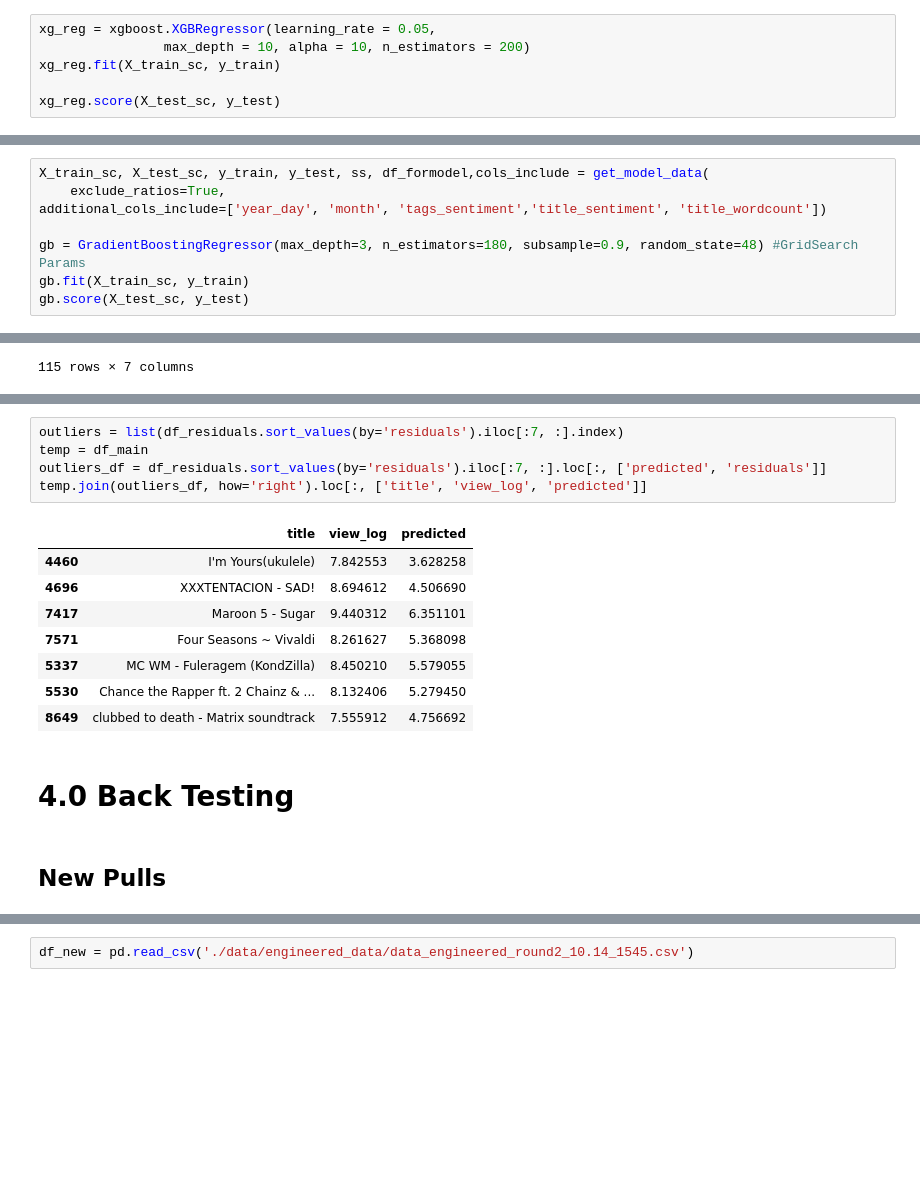
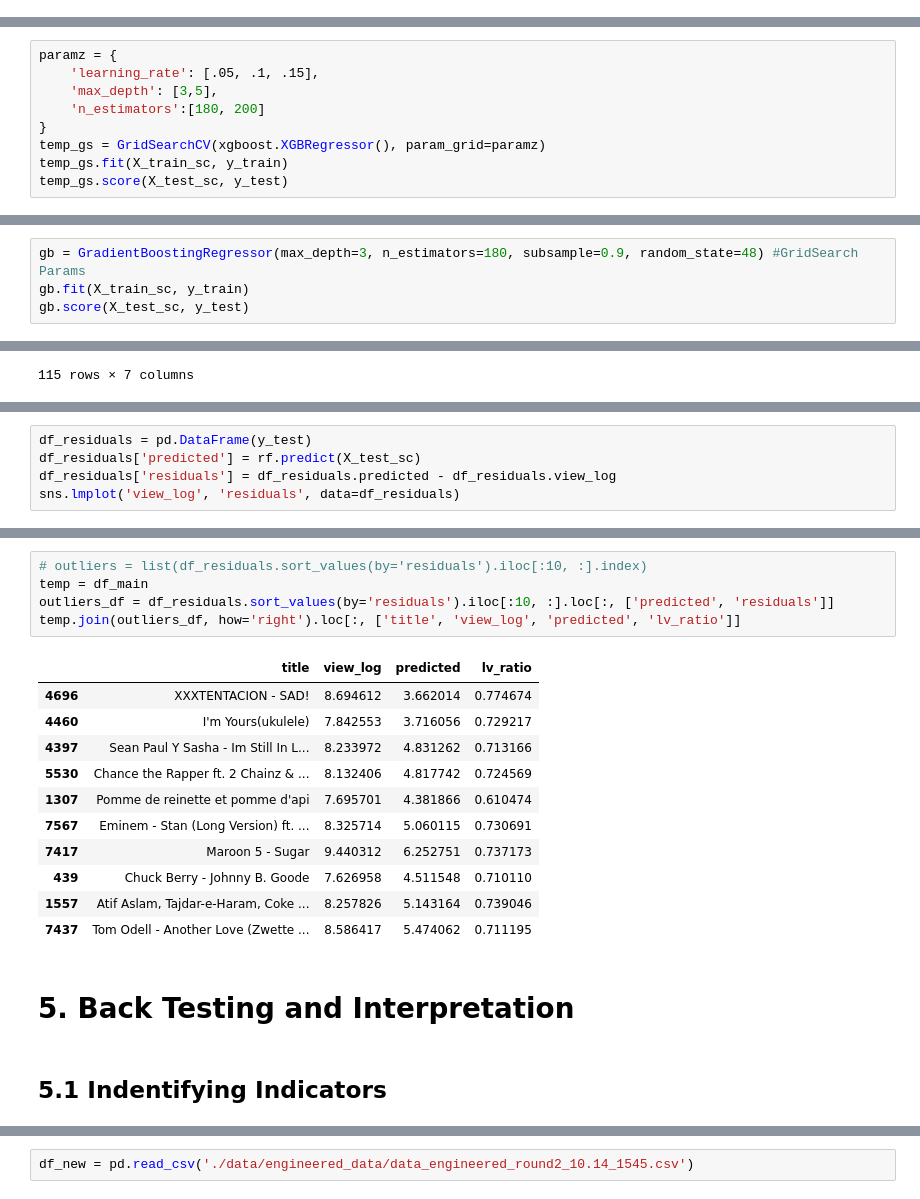
Before and after one commit to conorbarryhoke/Capstone, a Jupyter notebook: Regression_v2.ipynb, the cells around one changed output, grey strips where cells are left out. Saved outputs shown, nothing was run; the diff lists cells and outputs as text; blank space fills up the shorter version.

```diff
--- a/Regression_v2.ipynb
+++ b/Regression_v2.ipynb
@@ -226,6 +241,0 @@ additional_cols_include=['year_day', 'month', 'tags_sentiment','title_sentiment'
-# %%
-xg_reg = xgboost.XGBRegressor(learning_rate = 0.05,
-                max_depth = 10, alpha = 10, n_estimators = 200)
-xg_reg.fit(X_train_sc, y_train)
-
-xg_reg.score(X_test_sc, y_test)
@@ -233,0 +242,9 @@ xg_reg.score(X_test_sc, y_test)
+# %%
+paramz = {
+    'learning_rate': [.05, .1, .15],
+    'max_depth': [3,5],
+    'n_estimators':[180, 200]
+}
+temp_gs = GridSearchCV(xgboost.XGBRegressor(), param_grid=paramz)
+temp_gs.fit(X_train_sc, y_train)
+temp_gs.score(X_test_sc, y_test)
@@ -234,8 +257,4 @@ xg_reg.score(X_test_sc, y_test)
 # %%
-X_train_sc, X_test_sc, y_train, y_test, ss, df_formodel,cols_include = get_model_data(
-    exclude_ratios=True,
-additional_cols_include=['year_day', 'month', 'tags_sentiment','title_sentiment', 'title_wordcount'])
-
 gb = GradientBoostingRegressor(max_depth=3, n_estimators=180, subsample=0.9, random_state=48) #GridSearch Params
 gb.fit(X_train_sc, y_train)
 gb.score(X_test_sc, y_test)
@@ -388,0 +382,5 @@ sns.lmplot('view_log', 'predicted', data=df_residuals)
+# %%
+df_residuals = pd.DataFrame(y_test)
+df_residuals['predicted'] = rf.predict(X_test_sc)
+df_residuals['residuals'] = df_residuals.predicted - df_residuals.view_log
+sns.lmplot('view_log', 'residuals', data=df_residuals)
@@ -389,18 +390,21 @@ sns.lmplot('view_log', 'predicted', data=df_residuals)
 # %%
-outliers = list(df_residuals.sort_values(by='residuals').iloc[:7, :].index)
+# outliers = list(df_residuals.sort_values(by='residuals').iloc[:10, :].index)
 temp = df_main
-outliers_df = df_residuals.sort_values(by='residuals').iloc[:7, :].loc[:, ['predicted', 'residuals']]
-temp.join(outliers_df, how='right').loc[:, ['title', 'view_log', 'predicted']]
+outliers_df = df_residuals.sort_values(by='residuals').iloc[:10, :].loc[:, ['predicted', 'residuals']]
+temp.join(outliers_df, how='right').loc[:, ['title', 'view_log', 'predicted', 'lv_ratio']]
 # %% [output]
-|  | title | view_log | predicted |
-| 4460 | I'm Yours(ukulele) | 7.842553 | 3.628258 |
-| 4696 | XXXTENTACION - SAD! | 8.694612 | 4.506690 |
-| 7417 | Maroon 5 - Sugar | 9.440312 | 6.351101 |
-| 7571 | Four Seasons ~ Vivaldi | 8.261627 | 5.368098 |
-| 5337 | MC WM - Fuleragem (KondZilla) | 8.450210 | 5.579055 |
-| 5530 | Chance the Rapper ft. 2 Chainz & ... | 8.132406 | 5.279450 |
-| 8649 | clubbed to death - Matrix soundtrack | 7.555912 | 4.756692 |
+|  | title | view_log | predicted | lv_ratio |
+| 4696 | XXXTENTACION - SAD! | 8.694612 | 3.662014 | 0.774674 |
+| 4460 | I'm Yours(ukulele) | 7.842553 | 3.716056 | 0.729217 |
+| 4397 | Sean Paul Y Sasha - Im Still In L... | 8.233972 | 4.831262 | 0.713166 |
+| 5530 | Chance the Rapper ft. 2 Chainz & ... | 8.132406 | 4.817742 | 0.724569 |
+| 1307 | Pomme de reinette et pomme d'api | 7.695701 | 4.381866 | 0.610474 |
+| 7567 | Eminem - Stan (Long Version) ft. ... | 8.325714 | 5.060115 | 0.730691 |
+| 7417 | Maroon 5 - Sugar | 9.440312 | 6.252751 | 0.737173 |
+| 439 | Chuck Berry - Johnny B. Goode | 7.626958 | 4.511548 | 0.710110 |
+| 1557 | Atif Aslam, Tajdar-e-Haram, Coke ... | 8.257826 | 5.143164 | 0.739046 |
+| 7437 | Tom Odell - Another Love (Zwette ... | 8.586417 | 5.474062 | 0.711195 |
 # %% [markdown]
-# <a class="anchor" id="4.0-bullet">4.0 Back Testing</a>
+# <a class="anchor" id="5.0-bullet">5. Back Testing and Interpretation</a>
-# %% [markdown]
-## New Pulls
+# %% [markdown]
+## <a class="anchor" id="5.1-bullet">5.1 Indentifying Indicators</a>
```
Also changed, not shown: parts of 40 cells of this notebook, 4 other files.
